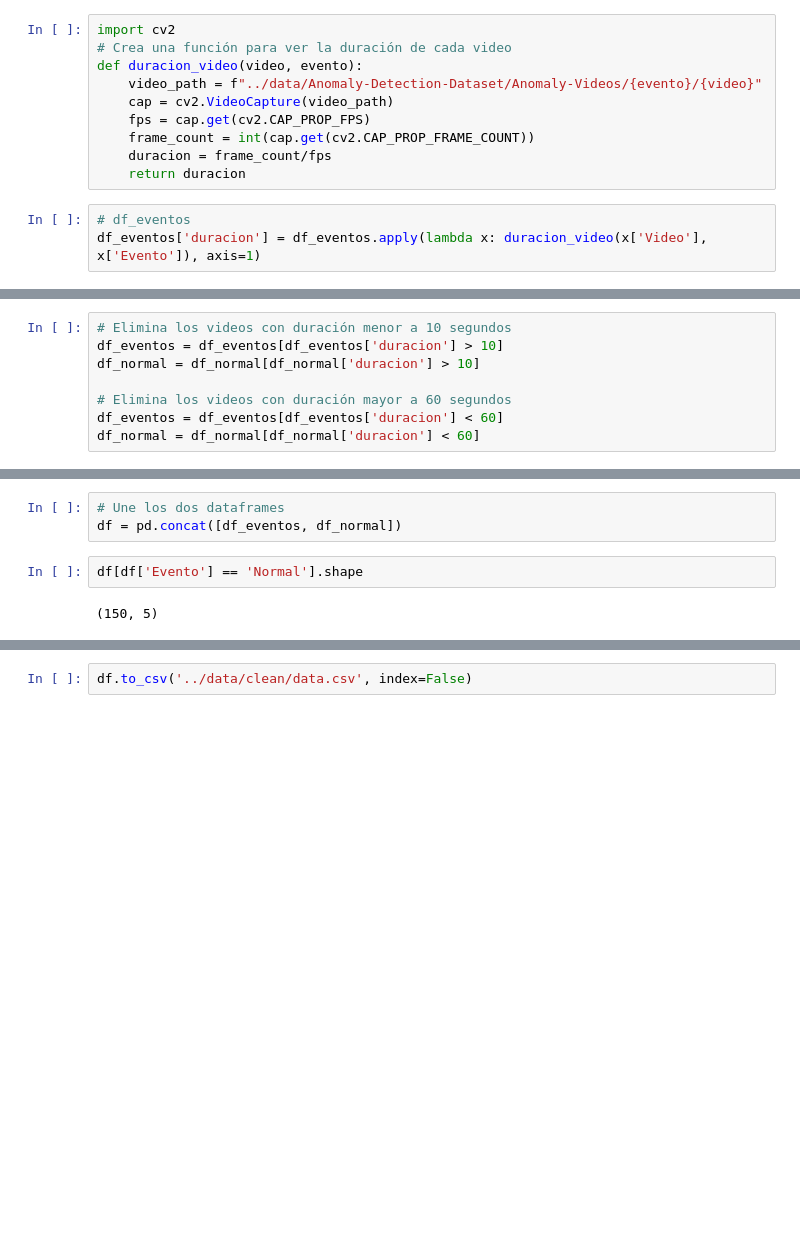
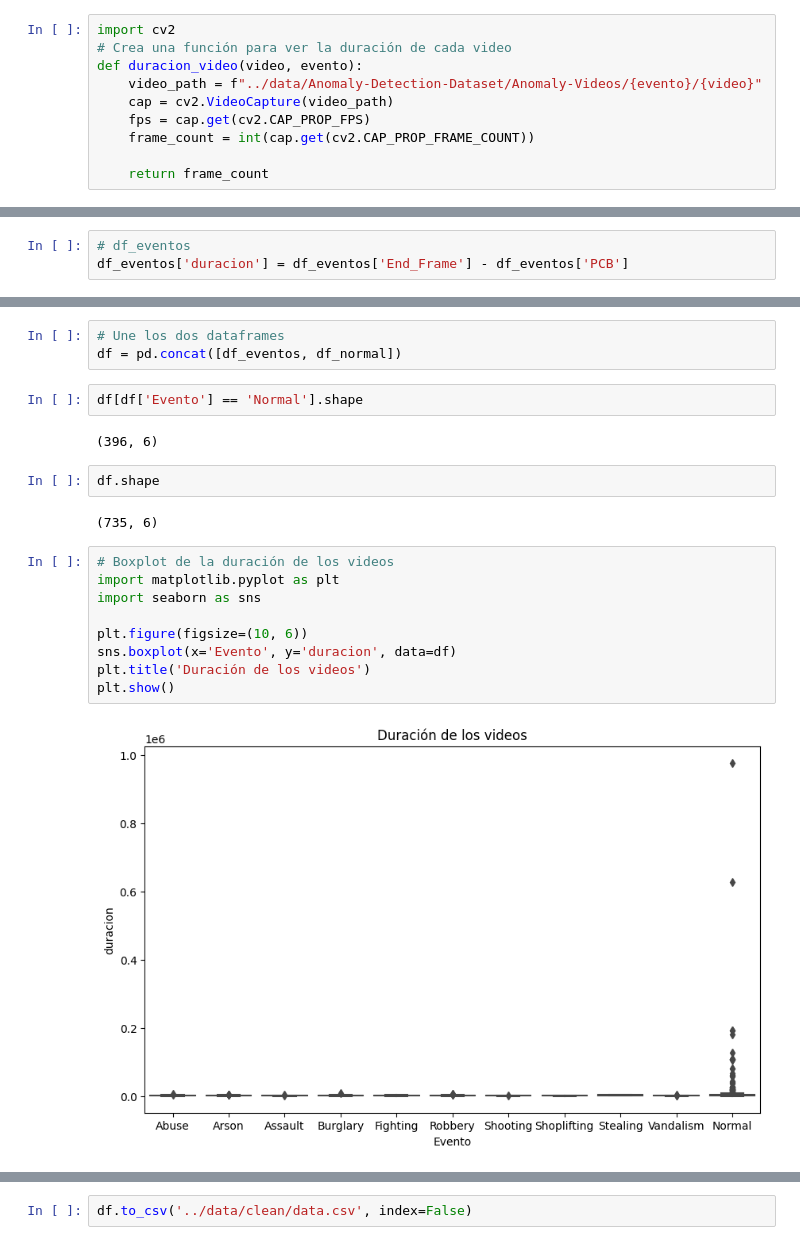
Before and after one commit to AndresH1234/Crime_Detection, a Jupyter notebook: notebooks/2_data_wrangling.ipynb, the cells around one changed output, grey strips where cells are left out. Saved outputs shown, nothing was run; the diff lists cells and outputs as text; blank space fills up the shorter version.

Commit message:
data wrangling

```diff
--- a/notebooks/2_data_wrangling.ipynb
+++ b/notebooks/2_data_wrangling.ipynb
@@ -42,8 +44,5 @@ def duracion_video(video, evento):
     cap = cv2.VideoCapture(video_path)
     fps = cap.get(cv2.CAP_PROP_FPS)
     frame_count = int(cap.get(cv2.CAP_PROP_FRAME_COUNT))
-    duracion = frame_count/fps
-    return duracion
+
+    return frame_count
-# %%
-# df_eventos
-df_eventos['duracion'] = df_eventos.apply(lambda x: duracion_video(x['Video'], x['Evento']), axis=1)
@@ -53,3 +49,6 @@ ZeroDivisionError: float division by zero
+# %%
+# df_eventos
+df_eventos['duracion'] = df_eventos['End_Frame'] - df_eventos['PCB']
 # %%
 # df_normal
 df_normal['duracion'] = df_normal.apply(lambda x: duracion_video(x['Video'], 'Normal'), axis=1)
@@ -73,8 +54,0 @@ plt.show()
-# %%
-# Elimina los videos con duración menor a 10 segundos
-df_eventos = df_eventos[df_eventos['duracion'] > 10]
-df_normal = df_normal[df_normal['duracion'] > 10]
-
-# Elimina los videos con duración mayor a 60 segundos
-df_eventos = df_eventos[df_eventos['duracion'] < 60]
-df_normal = df_normal[df_normal['duracion'] < 60]
@@ -97,4 +60,19 @@ df = pd.concat([df_eventos, df_normal])
 # %%
 df[df['Evento'] == 'Normal'].shape
 # %% [output]
-(150, 5)
+(396, 6)
+# %%
+df.shape
+# %% [output]
+(735, 6)
+# %%
+# Boxplot de la duración de los videos
+import matplotlib.pyplot as plt
+import seaborn as sns
+
+plt.figure(figsize=(10, 6))
+sns.boxplot(x='Evento', y='duracion', data=df)
+plt.title('Duración de los videos')
+plt.show()
+# %% [output]
+[figure, added]
```
Also changed, not shown: parts of 24 cells of this notebook, 1 other file.
